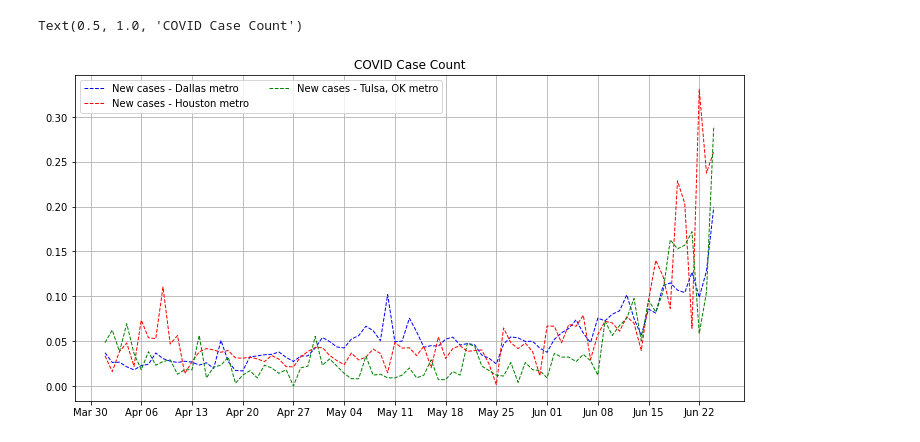
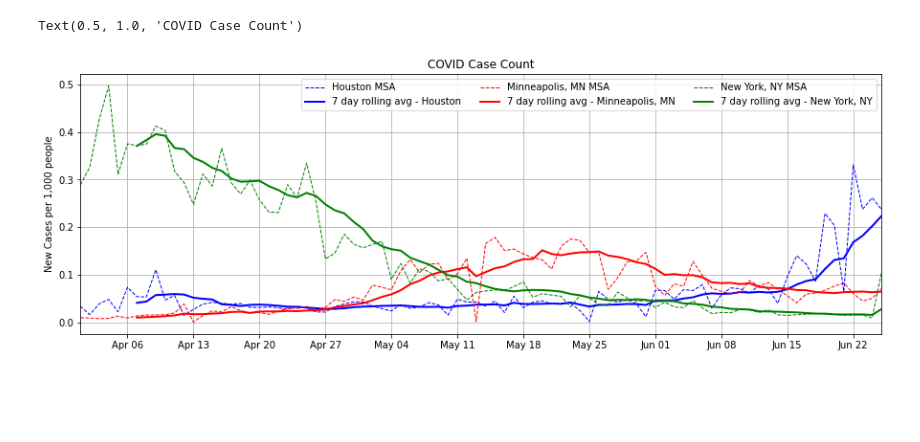
Before and after one commit to dri3s/covidviz, a Jupyter notebook: percap_grah.ipynb, the cells around one changed output. Cells and saved outputs as stored; diff of their text form; code cells hidden in the pictures; blank space fills up the shorter version.

Commit message:
clean up

```diff
--- a/percap_grah.ipynb
+++ b/percap_grah.ipynb
@@ -213,28 +197,29 @@ Text(0.9,0.01,'Data current through 06/20')
 # %%
-metros = ['Houston, TX','Dallas, TX','Tulsa, OK']
+metros = ['Houston, TX','Minneapolis, MN','New York, NY']
 #'San Antonio, TX','Austin, TX']
 
 colors = iter(['blue','red','green','orange'])
 
 fig, ax = plt.subplots()
 
 for metro, h in covidmsa.loc[covidmsa.msa_name.isin(metros)].groupby('msa_name'):
     metro_clean = metro.replace(', TX', '')
 
     color = next(colors)
 
     h = h.loc[h.date >= '1apr2020']
 
-    ax.plot(h.date, h.newcaseperk, label='New cases - {} metro'.format(metro_clean), color=color, ls='--', lw=1)
-    #ax.plot(h.date, h.new_cases.rolling(7, center=False).mean(),
-    #        label='7 day rolling avg - {}'.format(metro_clean), color=color, lw=2)
+    ax.plot(h.date, h.newcaseperk, label='{} MSA'.format(metro_clean), color=color, ls='--', lw=1)
+    ax.plot(h.date, h.newcaseperk.rolling(7, center=False).mean(),
+            label='7 day rolling avg - {}'.format(metro_clean), color=color, lw=2)
     ax.xaxis.set_major_locator(mdates.WeekdayLocator(mdates.MONDAY))
     ax.xaxis.set_major_formatter(mdates.DateFormatter('%b %d'))
-    #ax.set_xlim(h.date.min(), h.date.max())
+    ax.set_ylabel('New Cases per 1,000 people')
+    ax.set_xlim(h.date.min(), h.date.max())
 
 ax.grid()
-ax.legend(ncol=2)
+ax.legend(ncol=len(metros))
 ax.set_title('COVID Case Count')
 # %% [output]
 Text(0.5, 1.0, 'COVID Case Count')
-[figure, old version]
+[figure, new version]
```
Also changed, not shown: parts of 2 cells of this notebook.
